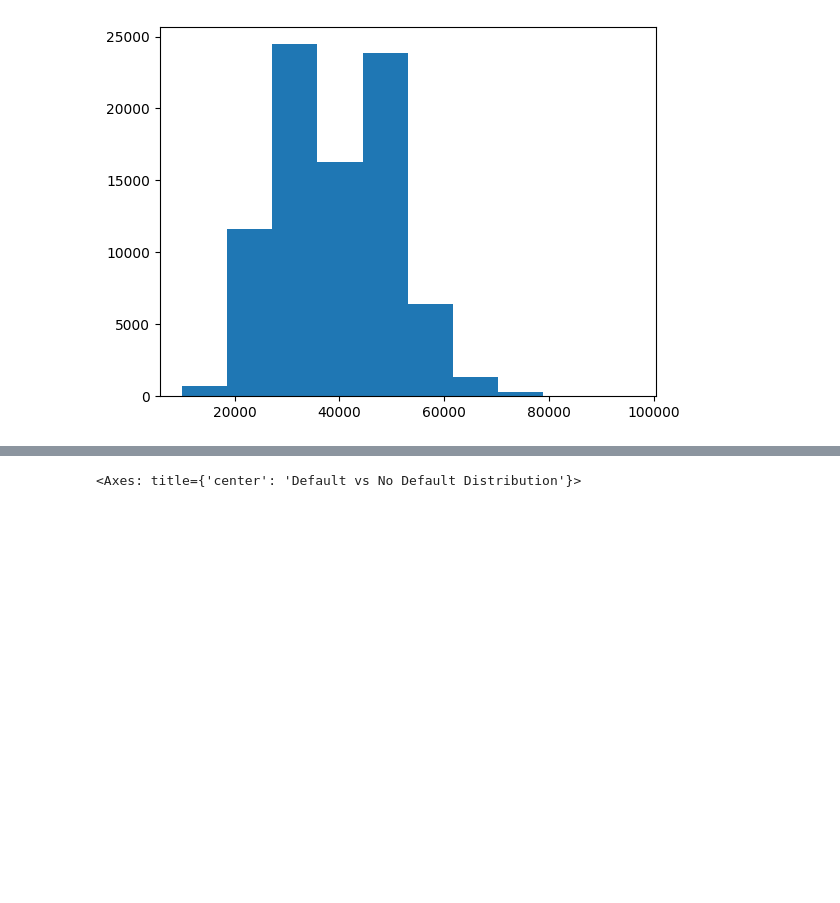
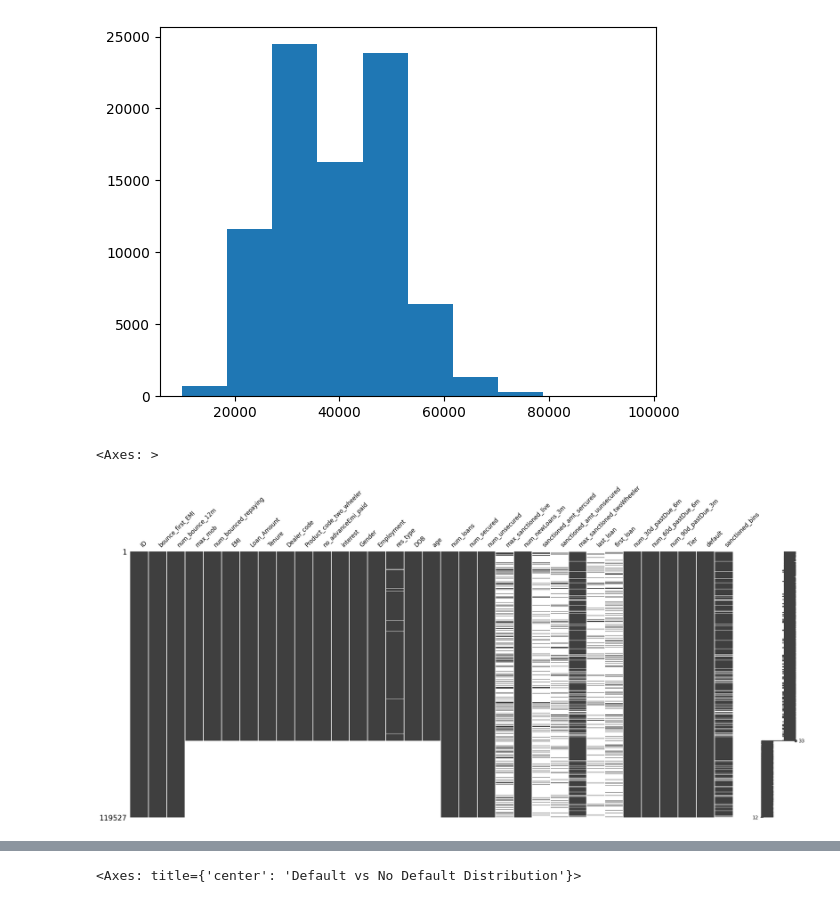
Before and after one commit to Bigjay101/LanceLoans, a Jupyter notebook: EDA.ipynb, the cells around one changed output, grey strips where cells are left out. Cells and saved outputs as stored; diff of their text form; code cells hidden in the pictures; blank space fills up the shorter version.

```diff
--- a/EDA.ipynb
+++ b/EDA.ipynb
@@ -101,5 +101,10 @@ plt.hist(df['Loan_Amount'])
         78800., 87400., 96000.]),
  <BarContainer object of 10 artists>)
 [figure]
+# %%
+msno.matrix(df,fontsize=12)
+# %% [output]
+<Axes: >
+[figure, added]
 # %%
 missing_percentage = df.isnull().mean() * 100
```
Also changed, not shown: parts of 7 cells of this notebook, 12 other files.
